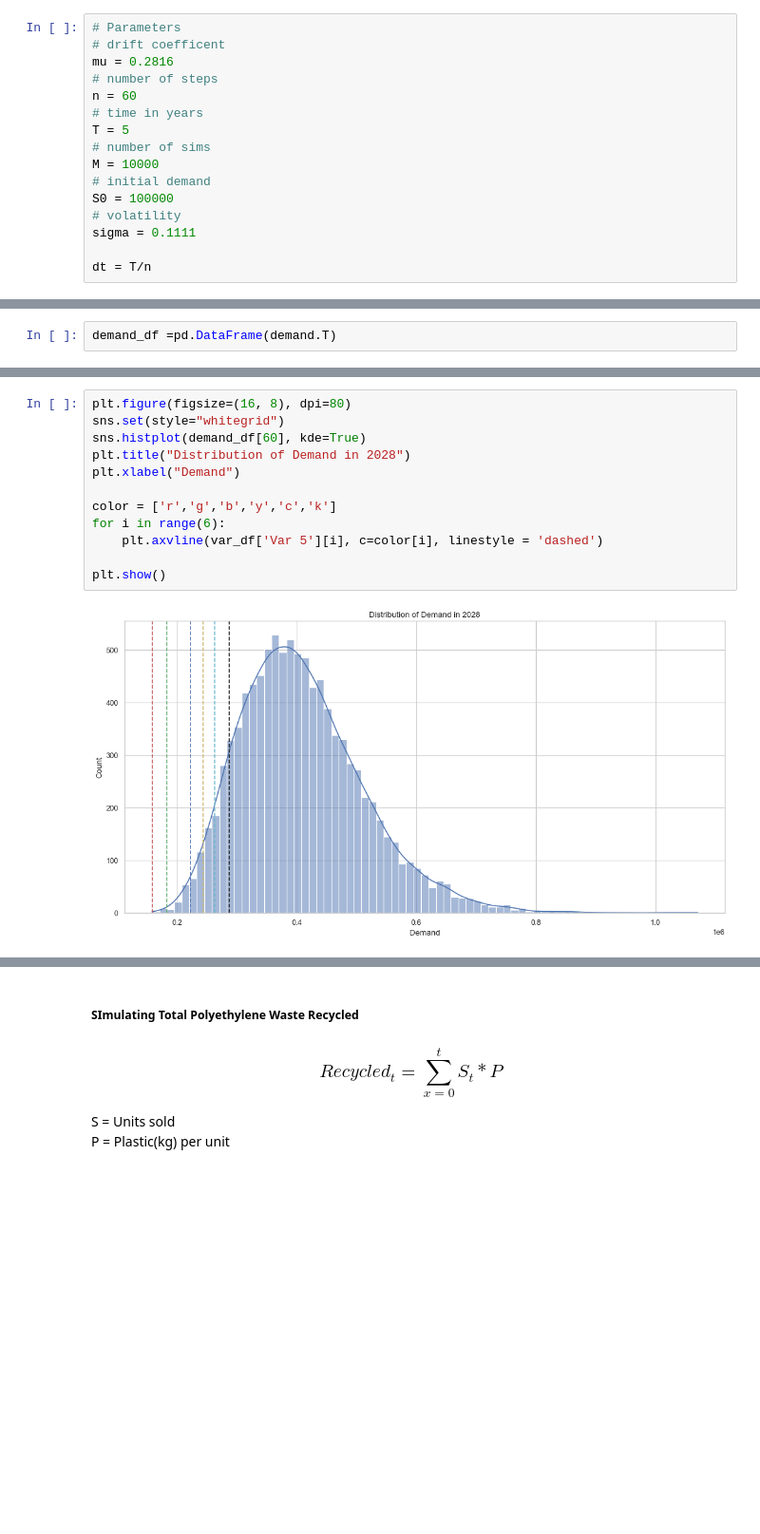
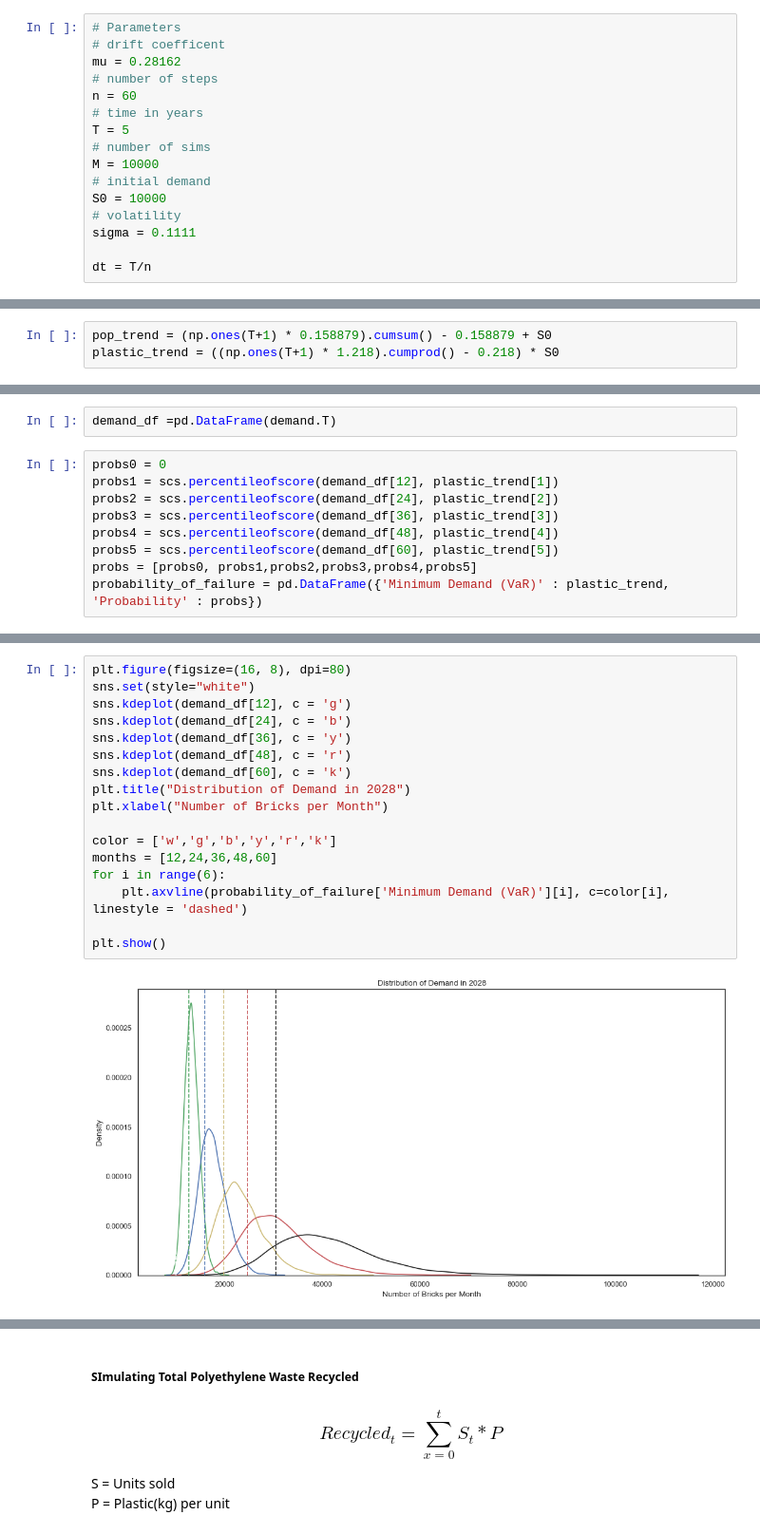
Before and after one commit to rx229/Projects, a Jupyter notebook: Brick Profit Monte Carlo/brick_esg_montecarlo.ipynb, the cells around one changed output, grey strips where cells are left out. Shown: that part at 95% size. Drawn from its saved outputs; the diff is of its cells as text; blank space fills up the shorter version.

```diff
--- a/Brick Profit Monte Carlo/brick_esg_montecarlo.ipynb
+++ b/Brick Profit Monte Carlo/brick_esg_montecarlo.ipynb
@@ -17,7 +17,7 @@ Integrated Form:
 # %%
 # Parameters
 # drift coefficent
-mu = 0.2816
+mu = 0.28162
 # number of steps
 n = 60
 # time in years
@@ -25,7 +25,7 @@ T = 5
 # number of sims
 M = 10000
 # initial demand
-S0 = 100000
+S0 = 10000
 # volatility
 sigma = 0.1111
 
@@ -47,6 +49,9 @@ demand = S0 * demand.cumprod(axis=0)
 time = np.linspace(0,T,n+1)
 # Require numpy array that is the same shape as St
 tt = np.full(shape=(M,n+1), fill_value=time).T
+# %%
+pop_trend = (np.ones(T+1) * 0.158879).cumsum() - 0.158879 + S0
+plastic_trend = ((np.ones(T+1) * 1.218).cumprod() - 0.218) * S0
 # %%
 plt.figure(figsize=(16, 8), dpi=80)
 sns.set(style="darkgrid")
@@ -63,2 +70,11 @@ plt.show
 # %%
 demand_df =pd.DataFrame(demand.T)
+# %%
+probs0 = 0
+probs1 = scs.percentileofscore(demand_df[12], plastic_trend[1])
+probs2 = scs.percentileofscore(demand_df[24], plastic_trend[2])
+probs3 = scs.percentileofscore(demand_df[36], plastic_trend[3])
+probs4 = scs.percentileofscore(demand_df[48], plastic_trend[4])
+probs5 = scs.percentileofscore(demand_df[60], plastic_trend[5])
+probs = [probs0, probs1,probs2,probs3,probs4,probs5]
+probability_of_failure = pd.DataFrame({'Minimum Demand (VaR)' : plastic_trend, 'Probability' : probs})
@@ -83,17 +109,22 @@ var_df
 # %%
 plt.figure(figsize=(16, 8), dpi=80)
-sns.set(style="whitegrid")
-sns.histplot(demand_df[60], kde=True)
+sns.set(style="white")
+sns.kdeplot(demand_df[12], c = 'g')
+sns.kdeplot(demand_df[24], c = 'b')
+sns.kdeplot(demand_df[36], c = 'y')
+sns.kdeplot(demand_df[48], c = 'r')
+sns.kdeplot(demand_df[60], c = 'k')
 plt.title("Distribution of Demand in 2028")
-plt.xlabel("Demand")
+plt.xlabel("Number of Bricks per Month")
 
-color = ['r','g','b','y','c','k']
+color = ['w','g','b','y','r','k']
+months = [12,24,36,48,60]
 for i in range(6):
-    plt.axvline(var_df['Var 5'][i], c=color[i], linestyle = 'dashed')
+    plt.axvline(probability_of_failure['Minimum Demand (VaR)'][i], c=color[i], linestyle = 'dashed')
 
 plt.show()
 # %% [output]
-[figure, old version]
+[figure, new version]
 # %%
 print("The most probable demand in 2028 is:\n" + str(demand_df[60].median()))
 # %% [output]
```
Also changed, not shown: parts of 10 cells of this notebook.
